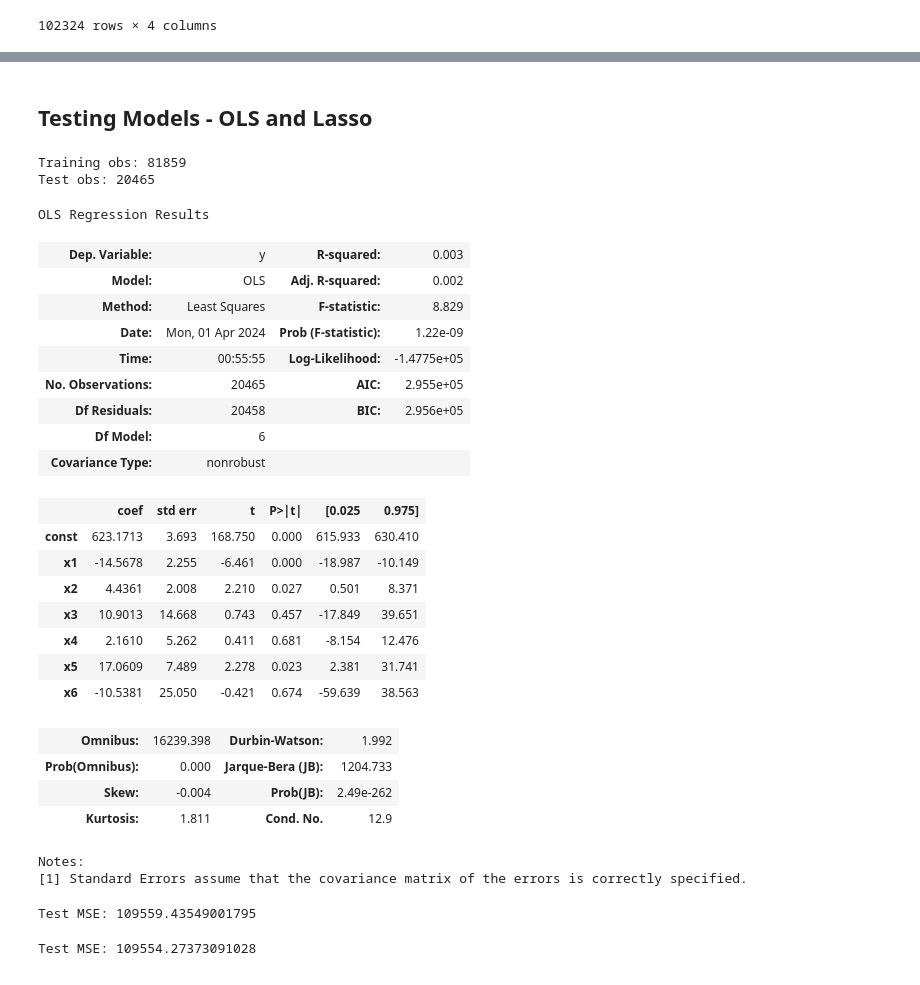
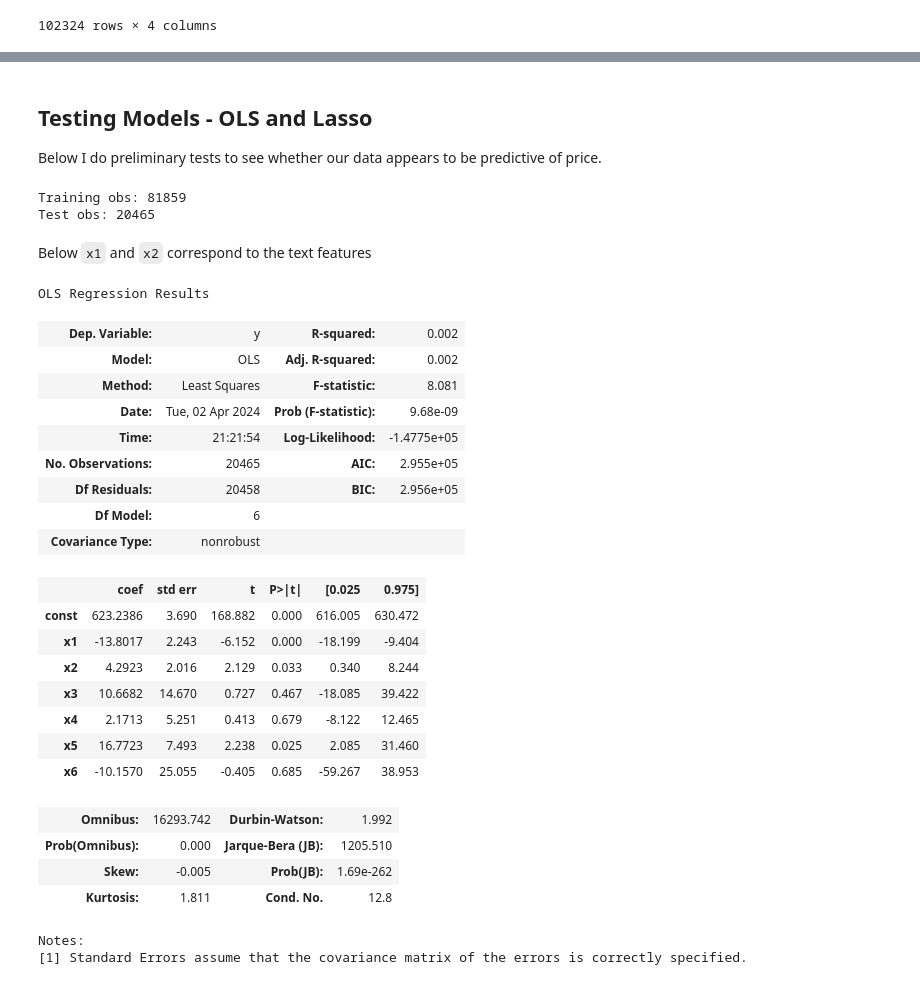
Before and after one commit to joshuajacobs2020/AWS-Comprehend-Bias-Project, a Jupyter notebook: Airbnb_Data_Cleaning.ipynb, the cells around one changed output, grey strips where cells are left out. Drawn from its saved outputs; the diff is of its cells as text; code cells hidden in the pictures.

```diff
--- a/Airbnb_Data_Cleaning.ipynb
+++ b/Airbnb_Data_Cleaning.ipynb
@@ -240,8 +263,8 @@ text_array = np.array(airbnb_text.drop(["id","NAME","price","filtered_text"],axi
 
 import numpy as np
 from sklearn.decomposition import PCA
-pca = PCA(n_components=3)
+pca = PCA(n_components=2)
 pca.fit(text_array)
 reduced = pca.fit_transform(text_array)
-reduced_df_pca = pd.DataFrame(data=reduced,columns=["textfeat1","textfeat2","textfeat3"])
+reduced_df_pca = pd.DataFrame(data=reduced,columns=["textfeat1","textfeat2"])
 # %%
@@ -256,13 +278,17 @@ pls_model.fit(text_array, airbnb["price"])
 
 comp = pls_model.transform(text_array)
 reduced_df_pls = pd.DataFrame(data=comp,columns=["textfeat1","textfeat2"])
-# %% [markdown]
-## Testing Models - OLS and Lasso
+# %% [markdown]
+## Testing Models - OLS and Lasso
+
+Below I do preliminary tests to see whether our data appears to be predictive of price.
 # %%
+# Split trianing and test data
 from sklearn.model_selection import train_test_split
 
-df = airbnb.join(reduced_df_pls)
-df = df[["price","textfeat1","textfeat2","Bronx", "Manhattan","Queens","Staten Island"]]
+# Merging PLS text variables
+airbnb = airbnb.join(reduced_df_pls)
+df = airbnb[["price","textfeat1","textfeat2","Bronx", "Manhattan","Queens","Staten Island"]]
 df = df.dropna()
 
 # Splitting test and training
@@ -282,62 +308,37 @@ print("Test obs: {}".format(test.shape[0]))
 # %% [output]
 Training obs: 81859
 Test obs: 20465
+# %% [markdown]
+Below `x1` and `x2` correspond to the text features
 # %%
 # Model using all data, use Brooklyn as base case
 import statsmodels.api as sm
-X = sm.add_constant(X_test)
-model = sm.OLS(y_test,X, missing="drop")
+X_test = sm.add_constant(X_test)
+model = sm.OLS(y_test,X_test, missing="drop")
 results = model.fit()
 results.summary()
 # %% [output]
 OLS Regression Results
-| Dep. Variable: | y | R-squared: | 0.003 |
+| Dep. Variable: | y | R-squared: | 0.002 |
 | Model: | OLS | Adj. R-squared: | 0.002 |
-| Method: | Least Squares | F-statistic: | 8.829 |
-| Date: | Mon, 01 Apr 2024 | Prob (F-statistic): | 1.22e-09 |
-| Time: | 00:55:55 | Log-Likelihood: | -1.4775e+05 |
+| Method: | Least Squares | F-statistic: | 8.081 |
+| Date: | Tue, 02 Apr 2024 | Prob (F-statistic): | 9.68e-09 |
+| Time: | 21:21:54 | Log-Likelihood: | -1.4775e+05 |
 | No. Observations: | 20465 | AIC: | 2.955e+05 |
 | Df Residuals: | 20458 | BIC: | 2.956e+05 |
 | Df Model: | 6 |  |  |
 | Covariance Type: | nonrobust |  |  |
 |  | coef | std err | t | P>|t| | [0.025 | 0.975] |
-| const | 623.1713 | 3.693 | 168.750 | 0.000 | 615.933 | 630.410 |
-| x1 | -14.5678 | 2.255 | -6.461 | 0.000 | -18.987 | -10.149 |
-| x2 | 4.4361 | 2.008 | 2.210 | 0.027 | 0.501 | 8.371 |
-| x3 | 10.9013 | 14.668 | 0.743 | 0.457 | -17.849 | 39.651 |
-| x4 | 2.1610 | 5.262 | 0.411 | 0.681 | -8.154 | 12.476 |
-| x5 | 17.0609 | 7.489 | 2.278 | 0.023 | 2.381 | 31.741 |
-| x6 | -10.5381 | 25.050 | -0.421 | 0.674 | -59.639 | 38.563 |
+| const | 623.2386 | 3.690 | 168.882 | 0.000 | 616.005 | 630.472 |
+| x1 | -13.8017 | 2.243 | -6.152 | 0.000 | -18.199 | -9.404 |
+| x2 | 4.2923 | 2.016 | 2.129 | 0.033 | 0.340 | 8.244 |
+| x3 | 10.6682 | 14.670 | 0.727 | 0.467 | -18.085 | 39.422 |
+| x4 | 2.1713 | 5.251 | 0.413 | 0.679 | -8.122 | 12.465 |
+| x5 | 16.7723 | 7.493 | 2.238 | 0.025 | 2.085 | 31.460 |
+| x6 | -10.1570 | 25.055 | -0.405 | 0.685 | -59.267 | 38.953 |
-| Omnibus: | 16239.398 | Durbin-Watson: | 1.992 |
-| Prob(Omnibus): | 0.000 | Jarque-Bera (JB): | 1204.733 |
-| Skew: | -0.004 | Prob(JB): | 2.49e-262 |
-| Kurtosis: | 1.811 | Cond. No. | 12.9 |
+| Omnibus: | 16293.742 | Durbin-Watson: | 1.992 |
+| Prob(Omnibus): | 0.000 | Jarque-Bera (JB): | 1205.510 |
+| Skew: | -0.005 | Prob(JB): | 1.69e-262 |
+| Kurtosis: | 1.811 | Cond. No. | 12.8 |
 Notes:
 [1] Standard Errors assume that the covariance matrix of the errors is correctly specified.
-# %%
-from sklearn.linear_model import LinearRegression
-import statsmodels.api as sm
-
-# Fit a linear regression model
-model = LinearRegression()
-model.fit(X_train, y_train)
-
-# Get Test MSE
-y_pred = model.predict(X_test)
-print("Test MSE:", np.mean((y_test - y_pred)**2))
-# %% [output]
-Test MSE: 109559.43549001795
-# %%
-from sklearn.linear_model import Lasso
-from sklearn.linear_model import LassoCV
-from sklearn.preprocessing import StandardScaler
-from sklearn.pipeline import Pipeline
-
-# Running Lasso
-lasso_model = Lasso(alpha=.5)
-lasso_model.fit(X_train, y_train)
-y_pred = lasso_model.predict(X_test)
-premium = y_test - y_pred
-print("Test MSE:", np.mean((premium)**2))
-# %% [output]
-Test MSE: 109554.27373091028
```
Also changed, not shown: parts of 20 cells of this notebook.
